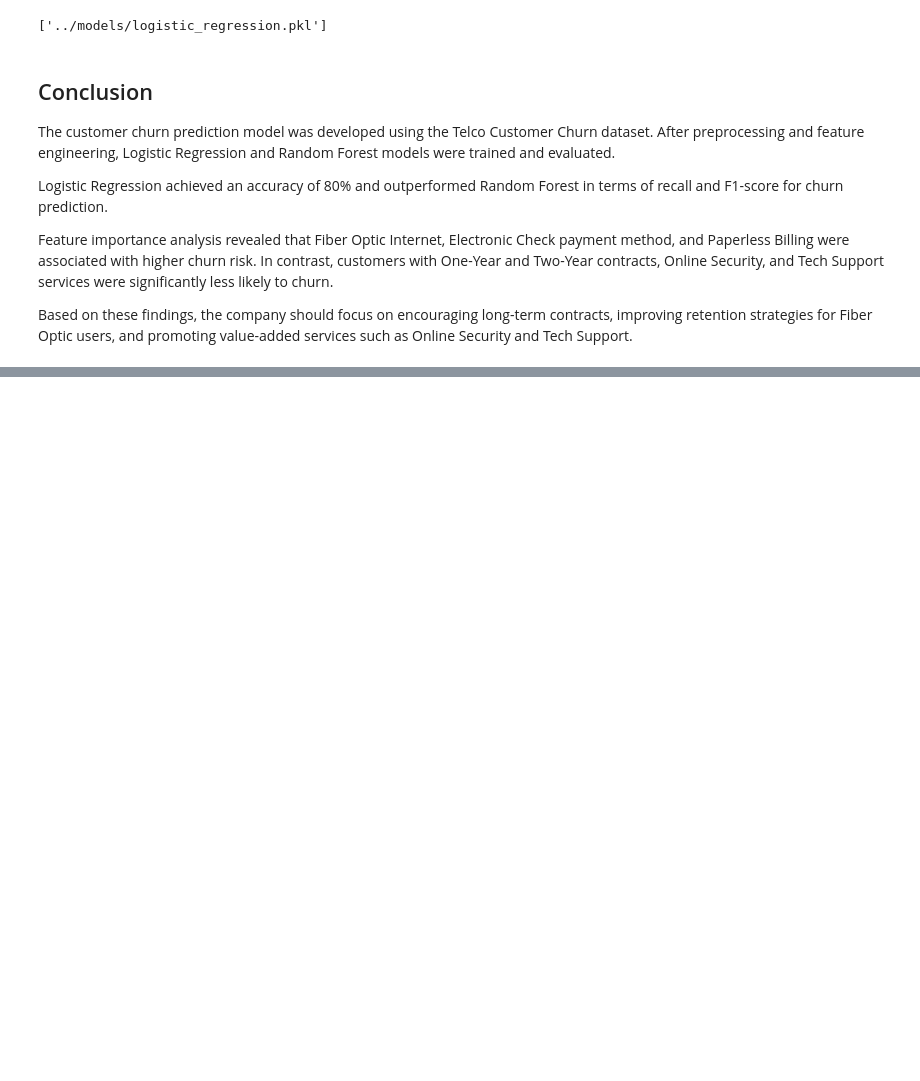
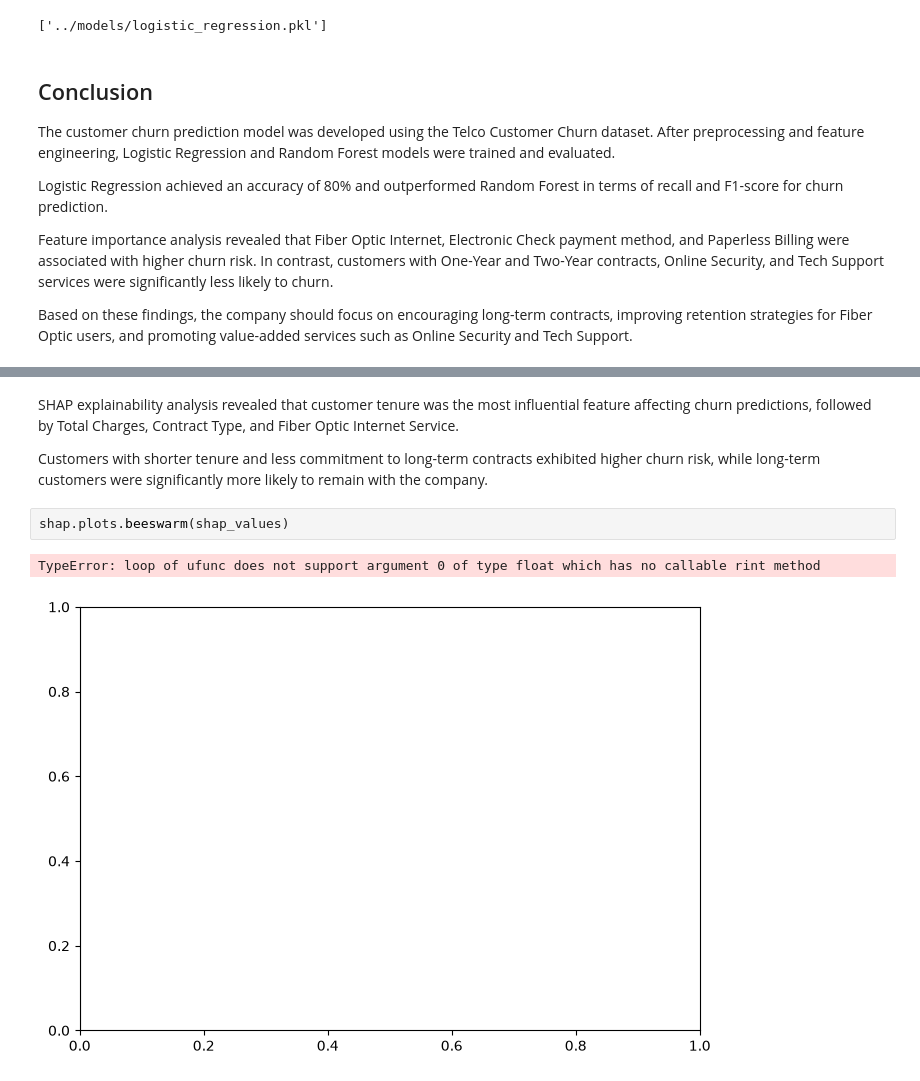
Before and after one commit to varshini-2106/customer-churn-predictor, a Jupyter notebook: notebooks/02_modeling.ipynb, the cells around one changed output, grey strips where cells are left out. Cells and saved outputs as stored; diff of their text form; blank space fills up the shorter version.

```diff
--- a/notebooks/02_modeling.ipynb
+++ b/notebooks/02_modeling.ipynb
@@ -285,0 +389,9 @@ Based on these findings, the company should focus on encouraging long-term contr
+# %% [markdown]
+SHAP explainability analysis revealed that customer tenure was the most influential feature affecting churn predictions, followed by Total Charges, Contract Type, and Fiber Optic Internet Service.
+
+Customers with shorter tenure and less commitment to long-term contracts exhibited higher churn risk, while long-term customers were significantly more likely to remain with the company.
+# %%
+shap.plots.beeswarm(shap_values)
+# %% [output]
+TypeError: loop of ufunc does not support argument 0 of type float which has no callable rint method
+[figure, added]
```
Also changed, not shown: parts of 24 cells of this notebook.
